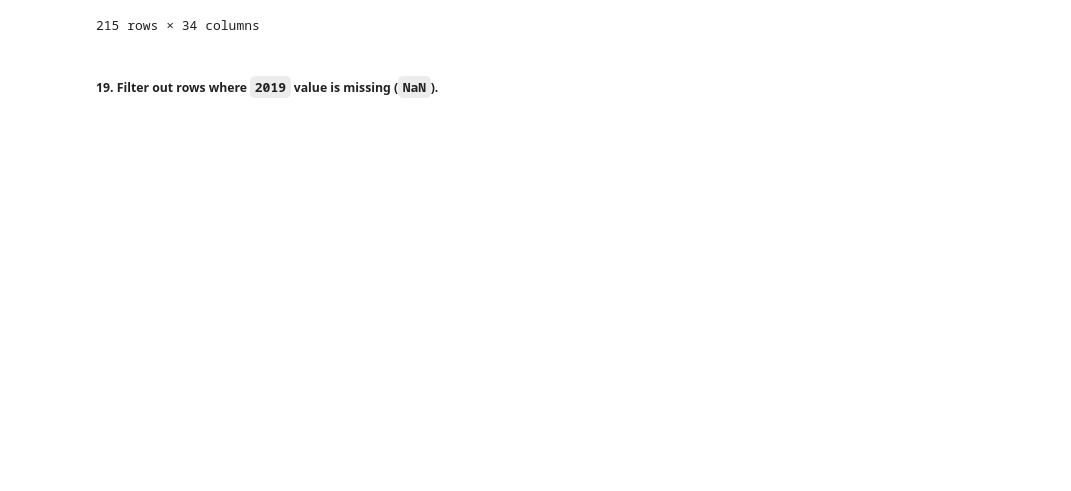
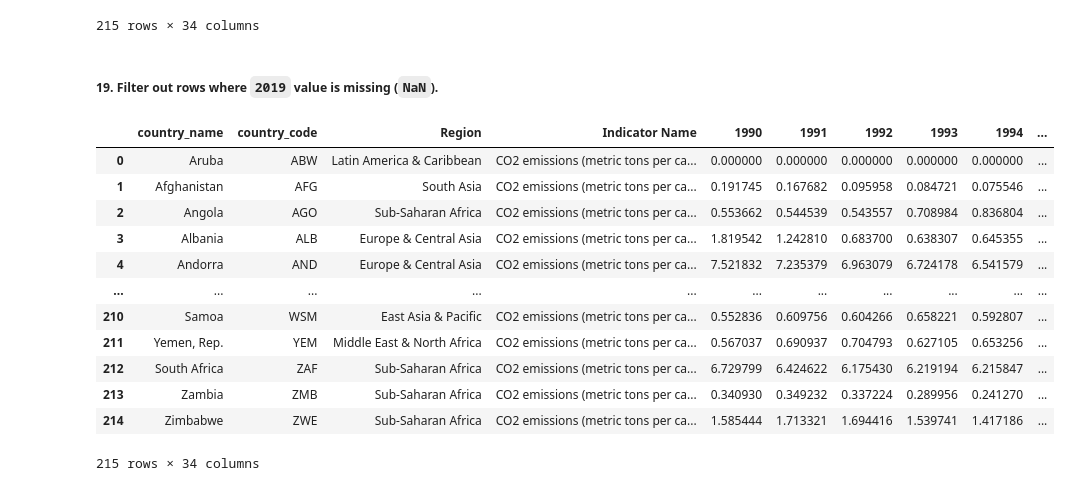
Before and after one commit to shiva3994/Projects, a Jupyter notebook: Python/P_CO2_emission.ipynb, the cells around one changed output. Drawn from its saved outputs; the diff is of its cells as text; code cells hidden in the pictures; blank space fills up the shorter version.

```diff
--- a/Python/P_CO2_emission.ipynb
+++ b/Python/P_CO2_emission.ipynb
@@ -421,3 +423,19 @@ df.sort_values(by = '2019', ascending = True)
+# %%
+df[df['2019'].notna()]
+# %% [output]
+|  | country_name | country_code | Region | Indicator Name | 1990 | 1991 | 1992 | 1993 | 1994 | ... |
+| 0 | Aruba | ABW | Latin America & Caribbean | CO2 emissions (metric tons per ca... | 0.000000 | 0.000000 | 0.000000 | 0.000000 | 0.000000 | ... |
+| 1 | Afghanistan | AFG | South Asia | CO2 emissions (metric tons per ca... | 0.191745 | 0.167682 | 0.095958 | 0.084721 | 0.075546 | ... |
+| 2 | Angola | AGO | Sub-Saharan Africa | CO2 emissions (metric tons per ca... | 0.553662 | 0.544539 | 0.543557 | 0.708984 | 0.836804 | ... |
+| 3 | Albania | ALB | Europe & Central Asia | CO2 emissions (metric tons per ca... | 1.819542 | 1.242810 | 0.683700 | 0.638307 | 0.645355 | ... |
+| 4 | Andorra | AND | Europe & Central Asia | CO2 emissions (metric tons per ca... | 7.521832 | 7.235379 | 6.963079 | 6.724178 | 6.541579 | ... |
+| ... | ... | ... | ... | ... | ... | ... | ... | ... | ... | ... |
+| 210 | Samoa | WSM | East Asia & Pacific | CO2 emissions (metric tons per ca... | 0.552836 | 0.609756 | 0.604266 | 0.658221 | 0.592807 | ... |
+| 211 | Yemen, Rep. | YEM | Middle East & North Africa | CO2 emissions (metric tons per ca... | 0.567037 | 0.690937 | 0.704793 | 0.627105 | 0.653256 | ... |
+| 212 | South Africa | ZAF | Sub-Saharan Africa | CO2 emissions (metric tons per ca... | 6.729799 | 6.424622 | 6.175430 | 6.219194 | 6.215847 | ... |
+| 213 | Zambia | ZMB | Sub-Saharan Africa | CO2 emissions (metric tons per ca... | 0.340930 | 0.349232 | 0.337224 | 0.289956 | 0.241270 | ... |
+| 214 | Zimbabwe | ZWE | Sub-Saharan Africa | CO2 emissions (metric tons per ca... | 1.585444 | 1.713321 | 1.694416 | 1.539741 | 1.417186 | ... |
+215 rows × 34 columns
 # %%
 # **Simple Visualization**
 # 20. Plot a bar chart of the top 10 countries by 2019 CO2 emissions using matplotlib.
```
Also changed, not shown: parts of 1 cell of this notebook.
